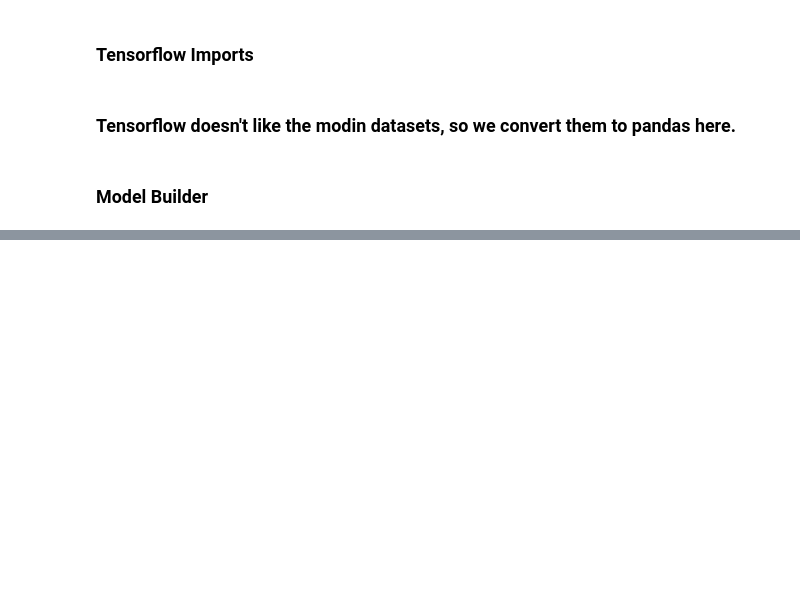
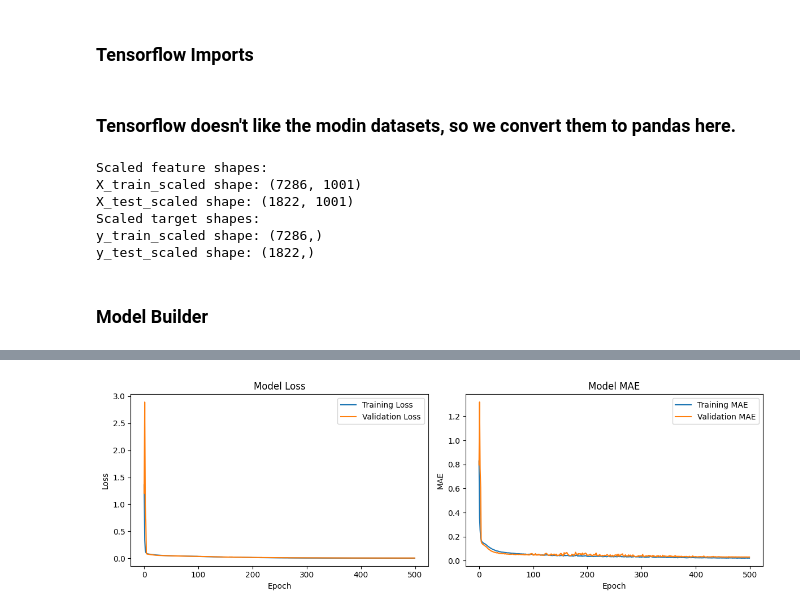
Before and after one commit to jack-stow/machine-learning-final, a Jupyter notebook: ancient_text_dater.ipynb, the cells around one changed output, grey strips where cells are left out. Saved outputs shown, nothing was run; the diff lists cells and outputs as text; code cells hidden in the pictures; blank space fills up the shorter version.

```diff
--- a/ancient_text_dater.ipynb
+++ b/ancient_text_dater.ipynb
@@ -608,3 +697,7 @@ y = merged_df['y_target']  # Replace with your target column
 
 # Train-test split (80-20)
 X_train, X_test, y_train, y_test = train_test_split(X, y, test_size=0.2, random_state=42)
+
+# Ensure X_train and X_test are numeric
+X_train = X_train.applymap(lambda x: int(x) if isinstance(x, bool) else x)
+X_test = X_test.applymap(lambda x: int(x) if isinstance(x, bool) else x)
@@ -697,29 +792,39 @@ import matplotlib.pyplot as plt
 # %% [markdown]
 ### Tensorflow doesn't like the modin datasets, so we convert them to pandas here.
 # %%
-X_train2 = X_train._to_pandas()
-y_train2 = y_train._to_pandas()
-
-X_test2 = X_test._to_pandas()
-y_test2 = y_test._to_pandas()
-
-# Convert to NumPy array if it's a Series
-X_train2 = X_train2.to_numpy() if isinstance(X_train2, pd.DataFrame) else X_train2
-X_test2 = X_test2.to_numpy() if isinstance(X_test2, pd.DataFrame) else X_test2
-y_train2 = y_train2.to_numpy() if isinstance(y_train2, pd.Series) else y_train2
-y_test2 = y_test2.to_numpy() if isinstance(y_test2, pd.Series) else y_test2
+# Convert to NumPy array if it's a pandas DataFrame
+X_train2 = X_train.to_numpy()
+X_test2 = X_test.to_numpy()
+y_train2 = y_train.to_numpy()
+y_test2 = y_test.to_numpy()
 
 # Create scalers
 scaler_X = StandardScaler()
 scaler_y = MinMaxScaler()  # Using MinMaxScaler for target to bound values
 
-# Scale features
+# Scale features (X)
 X_train_scaled = scaler_X.fit_transform(X_train2)
 X_test_scaled = scaler_X.transform(X_test2)
 
-# Scale target to [0, 1] range
+# Scale target to [0, 1] range (y)
 y_train_scaled = scaler_y.fit_transform(y_train2.reshape(-1, 1)).flatten()
 y_test_scaled = scaler_y.transform(y_test2.reshape(-1, 1)).flatten()
+
+# Print the shapes to verify
+print("Scaled feature shapes:")
+print("X_train_scaled shape:", X_train_scaled.shape)
+print("X_test_scaled shape:", X_test_scaled.shape)
+
+print("Scaled target shapes:")
+print("y_train_scaled shape:", y_train_scaled.shape)
+print("y_test_scaled shape:", y_test_scaled.shape)
+# %% [output]
+Scaled feature shapes:
+X_train_scaled shape: (7286, 1001)
+X_test_scaled shape: (1822, 1001)
+Scaled target shapes:
+y_train_scaled shape: (7286,)
+y_test_scaled shape: (1822,)
 # %% [markdown]
 ### Model Builder
 # %%
@@ -771,14 +882,14 @@ def train(model_file_name, epochs=250, learning_rate=1e-4, batch_size=32):
     callbacks = [
         tf.keras.callbacks.EarlyStopping(
             monitor='val_loss',
-            patience=25,
+            patience=60,
             restore_best_weights=True
         ),
         tf.keras.callbacks.ReduceLROnPlateau(
             monitor='val_loss',
-            factor=0.5,
-            patience=3,
-            min_lr=1e-8
+            factor=0.75,
+            patience=10,
+            min_lr=1e-10
         ),
         tf.keras.callbacks.ModelCheckpoint(model_file_name, save_best_only=True)
     ]
@@ -826,7 +937,7 @@ def evaluate_model(model, history):
     plt.tight_layout()
     plt.show()
 # %%
-file_name="models/date_predictor-v16.h5"
-model, history = train(file_name, epochs=150, learning_rate=1e-4, batch_size=32)
+file_name="models/date_predictor-v27.h5"
+model, history = train(file_name, epochs=500, learning_rate=1e-2, batch_size=512)
 evaluate_model(model, history)
 # %% [output]
@@ -833,0 +961 @@ evaluate_model(model, history)
+[figure, added]
```
Also changed, not shown: parts of 34 cells of this notebook.
